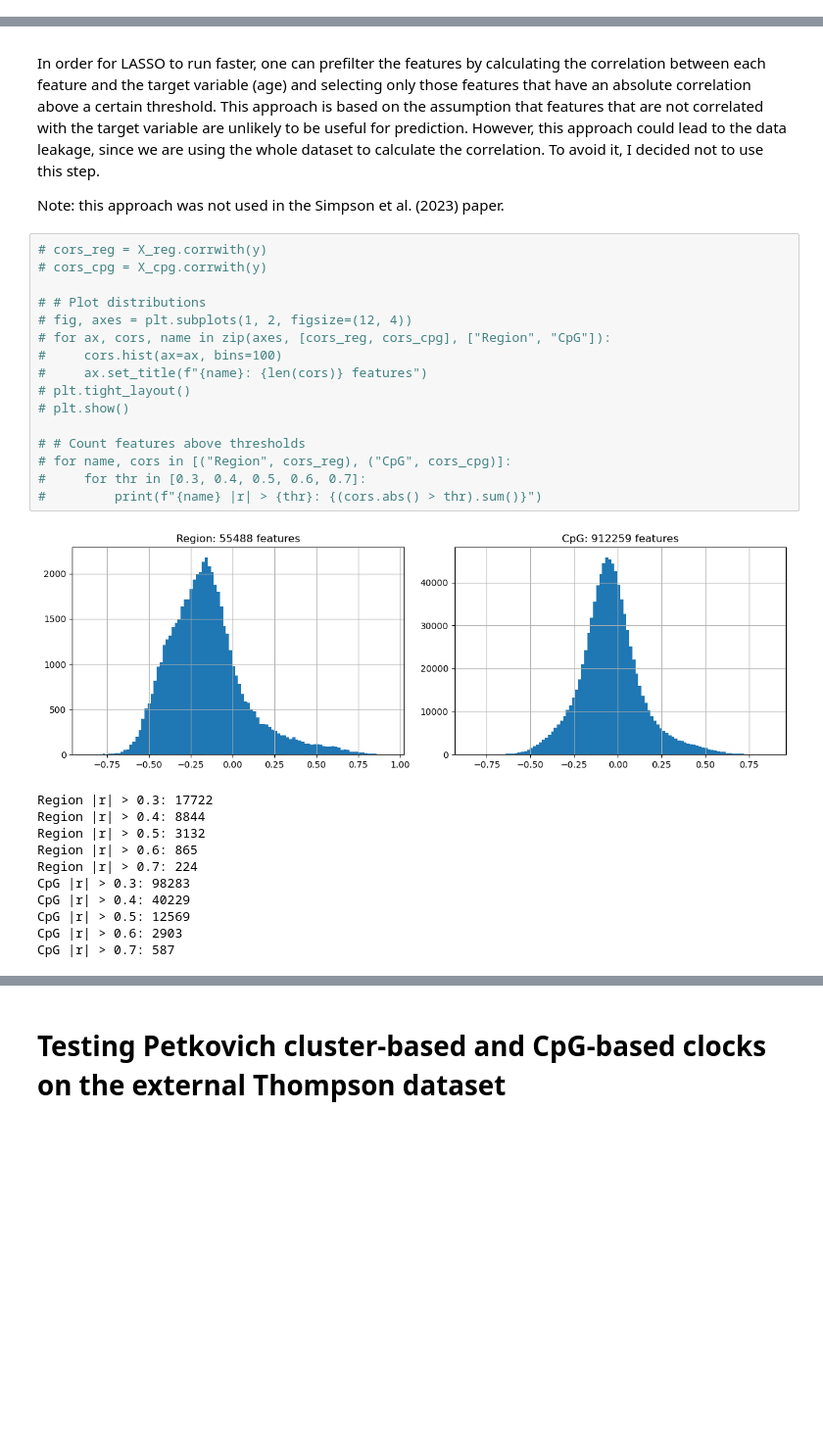
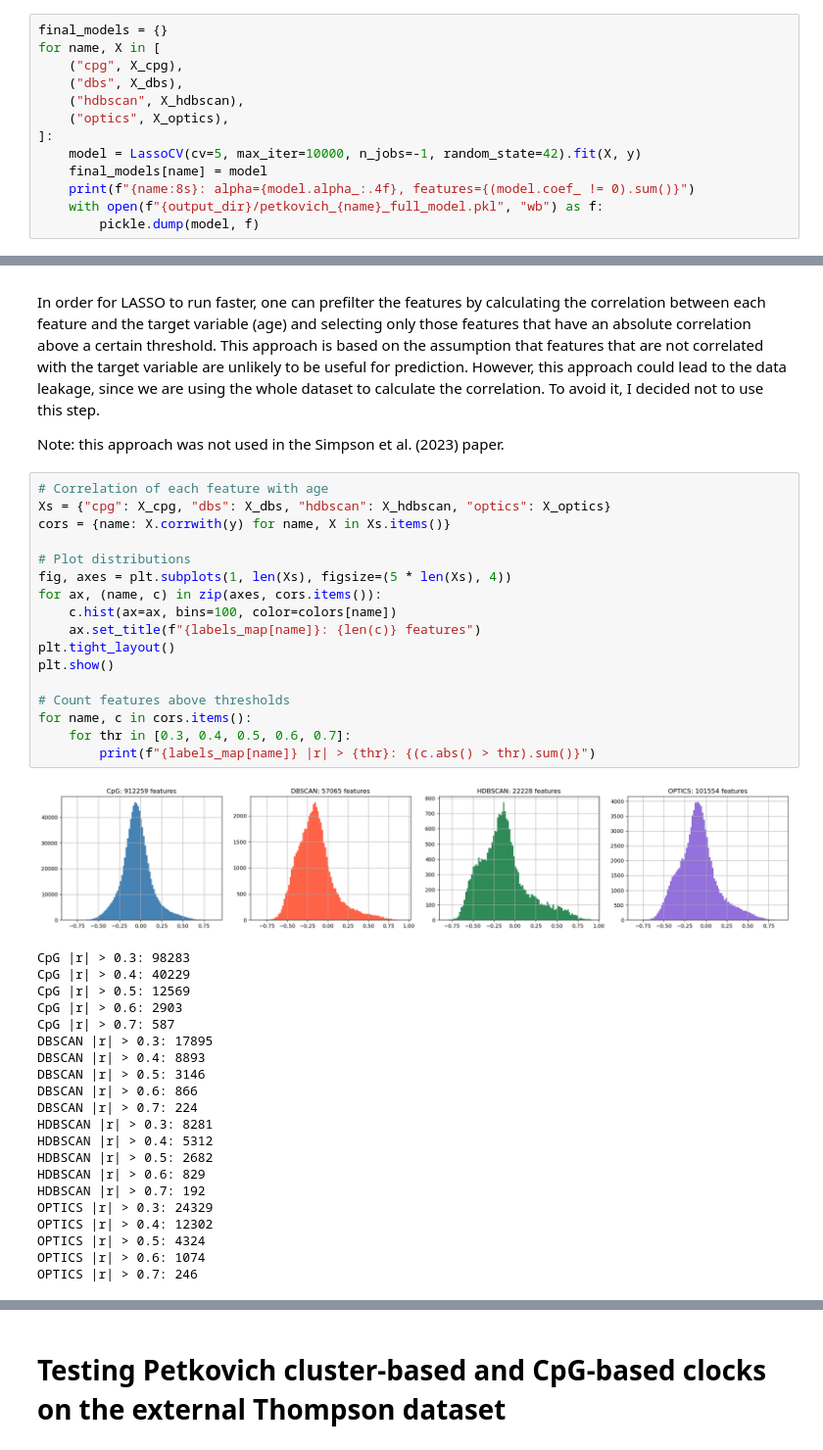
Before and after one commit to PavelGrobushkin/semen, a Jupyter notebook: notebooks/01_petkovich_blood_clocks.ipynb, the cells around one changed output, grey strips where cells are left out. Shown at 98% size. Cells and saved outputs as stored; diff of their text form; blank space fills up the shorter version.

```diff
--- a/notebooks/01_petkovich_blood_clocks.ipynb
+++ b/notebooks/01_petkovich_blood_clocks.ipynb
@@ -350,0 +486,13 @@ Final model non-zero features for cluster-based model: 76
+# %%
+final_models = {}
+for name, X in [
+    ("cpg", X_cpg),
+    ("dbs", X_dbs),
+    ("hdbscan", X_hdbscan),
+    ("optics", X_optics),
+]:
+    model = LassoCV(cv=5, max_iter=10000, n_jobs=-1, random_state=42).fit(X, y)
+    final_models[name] = model
+    print(f"{name:8s}: alpha={model.alpha_:.4f}, features={(model.coef_ != 0).sum()}")
+    with open(f"{output_dir}/petkovich_{name}_full_model.pkl", "wb") as f:
+        pickle.dump(model, f)
@@ -357,30 +510,41 @@ In order for LASSO to run faster, one can prefilter the features by calculating
 
 Note: this approach was not used in the Simpson et al. (2023) paper.
 # %%
-# cors_reg = X_reg.corrwith(y)
-# cors_cpg = X_cpg.corrwith(y)
+# Correlation of each feature with age
+Xs = {"cpg": X_cpg, "dbs": X_dbs, "hdbscan": X_hdbscan, "optics": X_optics}
+cors = {name: X.corrwith(y) for name, X in Xs.items()}
 
-# # Plot distributions
-# fig, axes = plt.subplots(1, 2, figsize=(12, 4))
-# for ax, cors, name in zip(axes, [cors_reg, cors_cpg], ["Region", "CpG"]):
-#     cors.hist(ax=ax, bins=100)
-#     ax.set_title(f"{name}: {len(cors)} features")
-# plt.tight_layout()
-# plt.show()
+# Plot distributions
+fig, axes = plt.subplots(1, len(Xs), figsize=(5 * len(Xs), 4))
+for ax, (name, c) in zip(axes, cors.items()):
+    c.hist(ax=ax, bins=100, color=colors[name])
+    ax.set_title(f"{labels_map[name]}: {len(c)} features")
+plt.tight_layout()
+plt.show()
 
-# # Count features above thresholds
-# for name, cors in [("Region", cors_reg), ("CpG", cors_cpg)]:
-#     for thr in [0.3, 0.4, 0.5, 0.6, 0.7]:
-#         print(f"{name} |r| > {thr}: {(cors.abs() > thr).sum()}")
+# Count features above thresholds
+for name, c in cors.items():
+    for thr in [0.3, 0.4, 0.5, 0.6, 0.7]:
+        print(f"{labels_map[name]} |r| > {thr}: {(c.abs() > thr).sum()}")
 # %% [output]
-[figure, old version]
+[figure, new version]
-Region |r| > 0.3: 17722
-Region |r| > 0.4: 8844
-Region |r| > 0.5: 3132
-Region |r| > 0.6: 865
-Region |r| > 0.7: 224
 CpG |r| > 0.3: 98283
 CpG |r| > 0.4: 40229
 CpG |r| > 0.5: 12569
 CpG |r| > 0.6: 2903
 CpG |r| > 0.7: 587
+DBSCAN |r| > 0.3: 17895
+DBSCAN |r| > 0.4: 8893
+DBSCAN |r| > 0.5: 3146
+DBSCAN |r| > 0.6: 866
+DBSCAN |r| > 0.7: 224
+HDBSCAN |r| > 0.3: 8281
+HDBSCAN |r| > 0.4: 5312
+HDBSCAN |r| > 0.5: 2682
+HDBSCAN |r| > 0.6: 829
+HDBSCAN |r| > 0.7: 192
+OPTICS |r| > 0.3: 24329
+OPTICS |r| > 0.4: 12302
+OPTICS |r| > 0.5: 4324
+OPTICS |r| > 0.6: 1074
+OPTICS |r| > 0.7: 246
```
Also changed, not shown: parts of 85 cells of this notebook.
